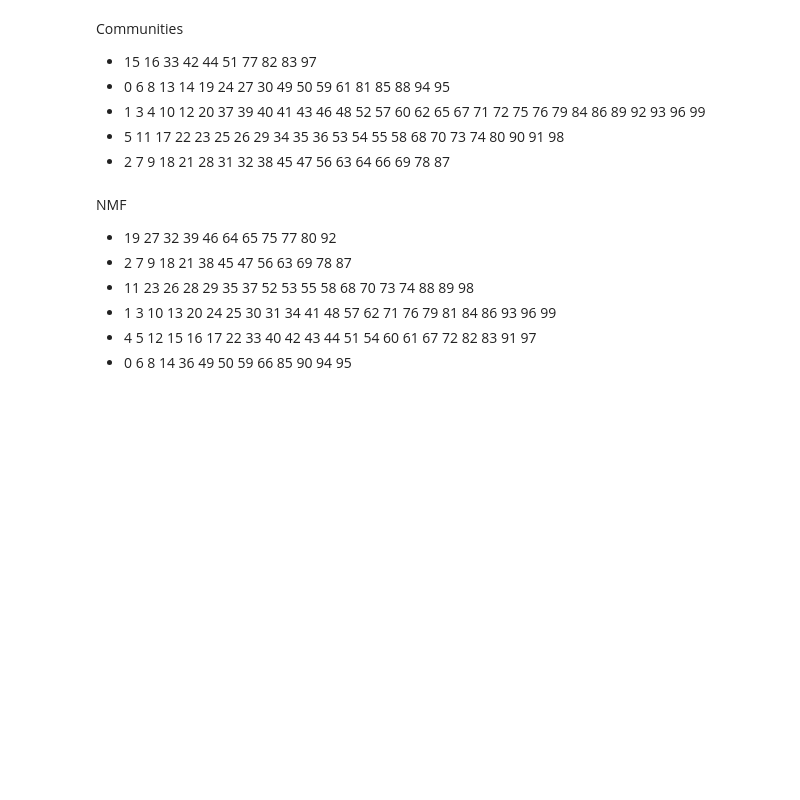
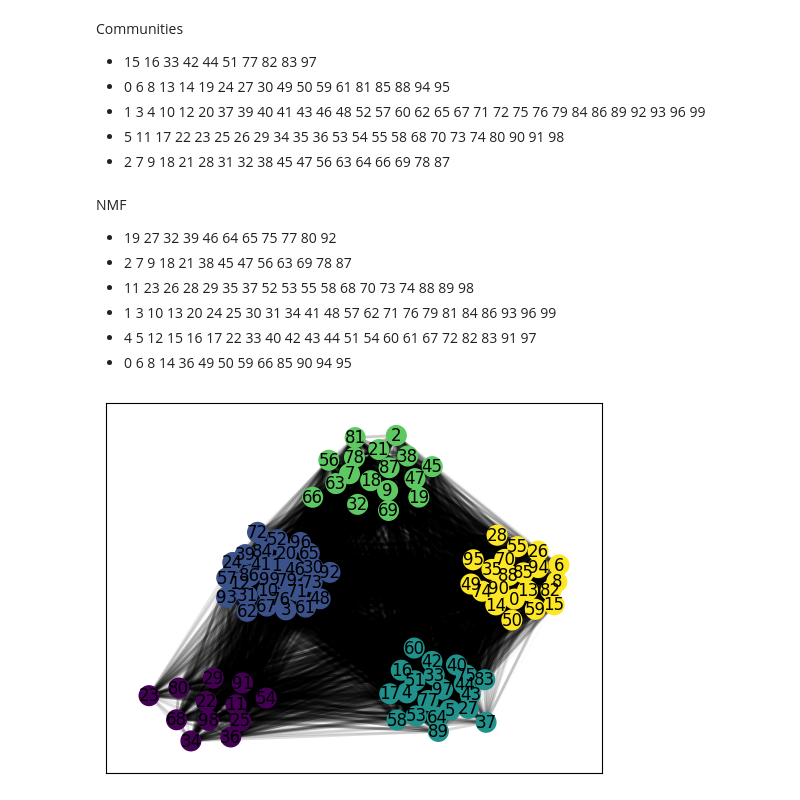
Before and after one commit to maxstollmayer/Graph-Algorithms-Project, a Jupyter notebook: cains_jawbone_graph.ipynb, the cells around one changed output. Cells and saved outputs as stored; diff of their text form; code cells hidden in the pictures; blank space fills up the shorter version.

```diff
--- a/cains_jawbone_graph.ipynb
+++ b/cains_jawbone_graph.ipynb
@@ -117,5 +117,5 @@ G = nx.complete_graph(len(pages))
 for (i, j) in G.edges:
     G.edges[i, j]["weight"] = cosine_similarity(freqs[i], freqs[j]).flatten()[0]
 
-comms = nx.community.louvain_communities(G, weight="weight")
+communities = nx.community.louvain_communities(G, weight="weight")
 # %%
@@ -142,2 +235,51 @@ NMF
+# %%
+comm_dict = {}
+for community_index, community in enumerate(communities):
+    for node in community:
+        comm_dict[node] = community_index
+pos = community_layout(G, comm_dict)
+# %%
+# Create a mapping dictionary to assign colors to nodes based on their community
+node_colors = {}
+for i, community in enumerate(communities):
+    for node in community:
+        node_colors[node] = i
+
+# Get unique community colors
+unique_colors = set(node_colors.values())
+
+# Normalize the edge weights between 0 and 1
+edge_weights = nx.get_edge_attributes(G, 'weight')
+max_weight = max(edge_weights.values())
+min_weight = min(edge_weights.values())
+normalized_weights = {edge: (weight - min_weight) / (max_weight - min_weight) for edge, weight in edge_weights.items()}
+
+# Plot the nodes with their respective colors
+nx.draw_networkx_nodes(
+    G,
+    pos,
+    node_color=[node_colors[node] for node in G.nodes()],
+    cmap=plt.cm.get_cmap("viridis", len(unique_colors)),
+    node_size=200,
+)
+
+# Plot the edges with transparency based on normalized weights
+for edge, weight in normalized_weights.items():
+    nx.draw_networkx_edges(
+        G,
+        pos,
+        edgelist=[edge],
+        edge_color='k',
+        alpha=weight,  # Set the transparency level
+        width=2,
+    )
+
+# Add labels to the nodes
+nx.draw_networkx_labels(G, pos)
+
+# Show the plot
+plt.show()
+# %% [output]
+[figure, added]
 # %%
 # Graph Traversal Algorithm?
```
Also changed, not shown: parts of 17 cells of this notebook.
